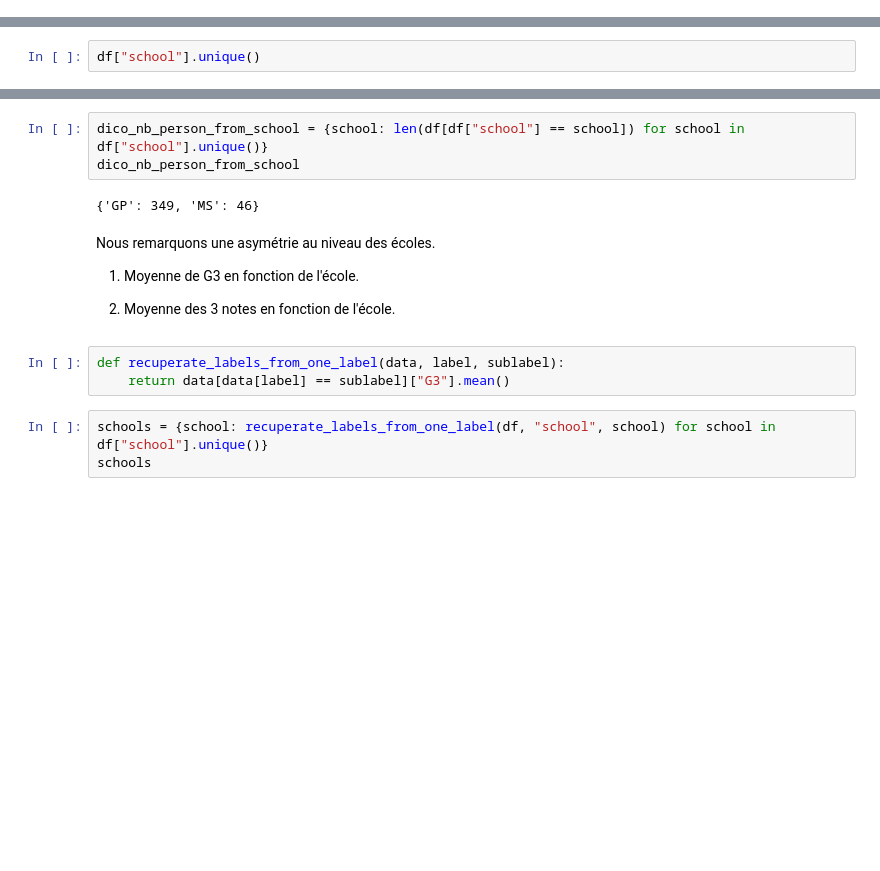
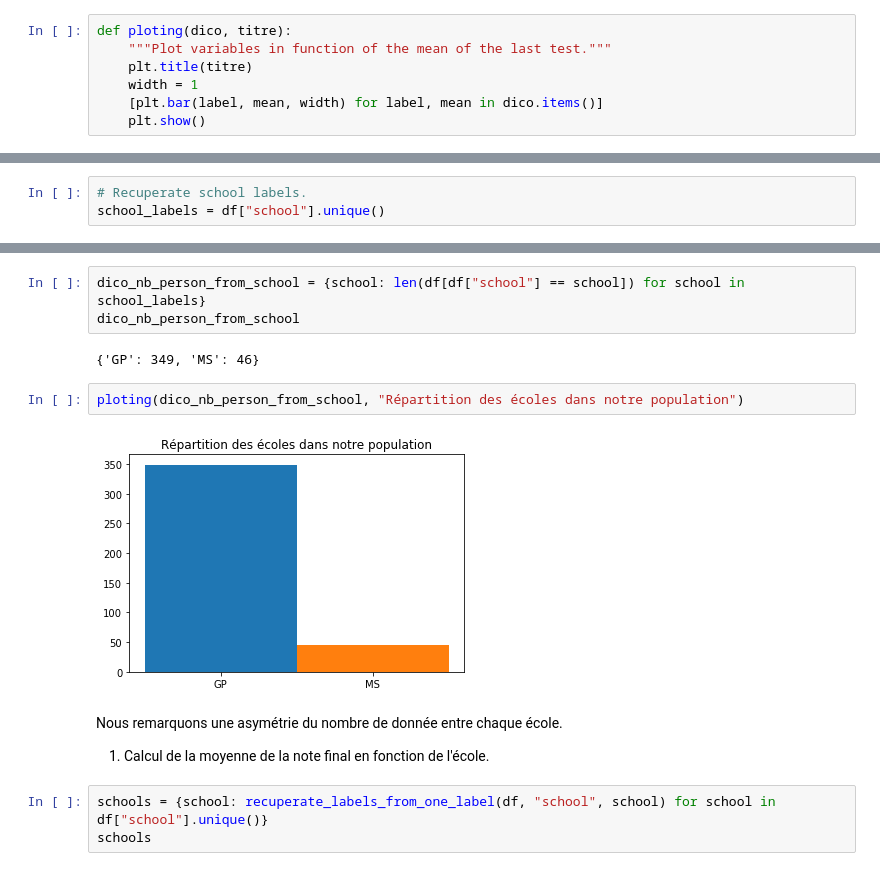
Before and after one commit to JeanBaptisteServais/machine-learning, a Jupyter notebook: regression note data1/alcoolo.ipynb, the cells around one changed output, grey strips where cells are left out. Drawn from its saved outputs; the diff is of its cells as text; blank space fills up the shorter version.

```diff
--- a/regression note data1/alcoolo.ipynb
+++ b/regression note data1/alcoolo.ipynb
@@ -40,0 +107,7 @@ df.head()
+# %%
+def ploting(dico, titre):
+    """Plot variables in function of the mean of the last test."""
+    plt.title(titre)
+    width = 1
+    [plt.bar(label, mean, width) for label, mean in dico.items()]
+    plt.show()
@@ -43,4 +130,5 @@ df.head()
 # %% [markdown]
 Est-ce que l'école influe sur la note finale ?
 # %%
-df["school"].unique()
+# Recuperate school labels.
+school_labels = df["school"].unique()
@@ -49,17 +135,16 @@ array(['GP', 'MS'], dtype=object)
 # %%
-dico_nb_person_from_school = {school: len(df[df["school"] == school]) for school in df["school"].unique()}
+dico_nb_person_from_school = {school: len(df[df["school"] == school]) for school in school_labels}
 dico_nb_person_from_school
 # %% [output]
 {'GP': 349, 'MS': 46}
-# %% [markdown]
-Nous remarquons une asymétrie au niveau des écoles.
-
-1) Moyenne de G3 en fonction de l'école.
-
-2) Moyenne des 3 notes en fonction de l'école.
-# %%
-def recuperate_labels_from_one_label(data, label, sublabel):
-    return data[data[label] == sublabel]["G3"].mean()
+# %%
+ploting(dico_nb_person_from_school, "Répartition des écoles dans notre population")
+# %% [output]
+[figure, added]
+# %% [markdown]
+Nous remarquons une asymétrie du nombre de donnée entre chaque école.
+
+1) Calcul de la moyenne de la note final en fonction de l'école.
 # %%
 schools = {school: recuperate_labels_from_one_label(df, "school", school) for school in df["school"].unique()}
 schools
```
Also changed, not shown: parts of 191 cells of this notebook.
